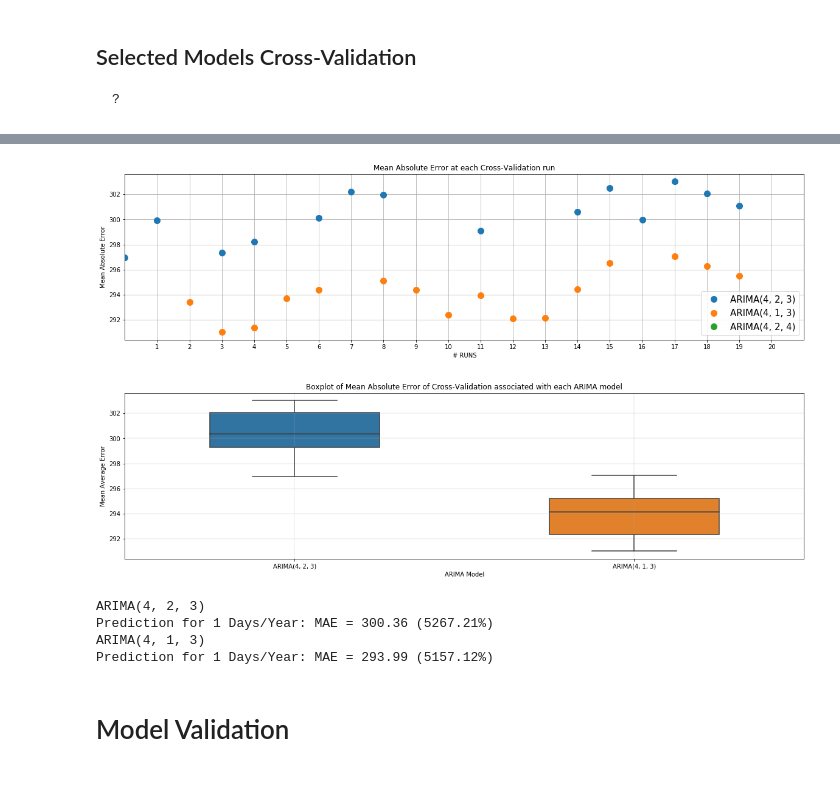
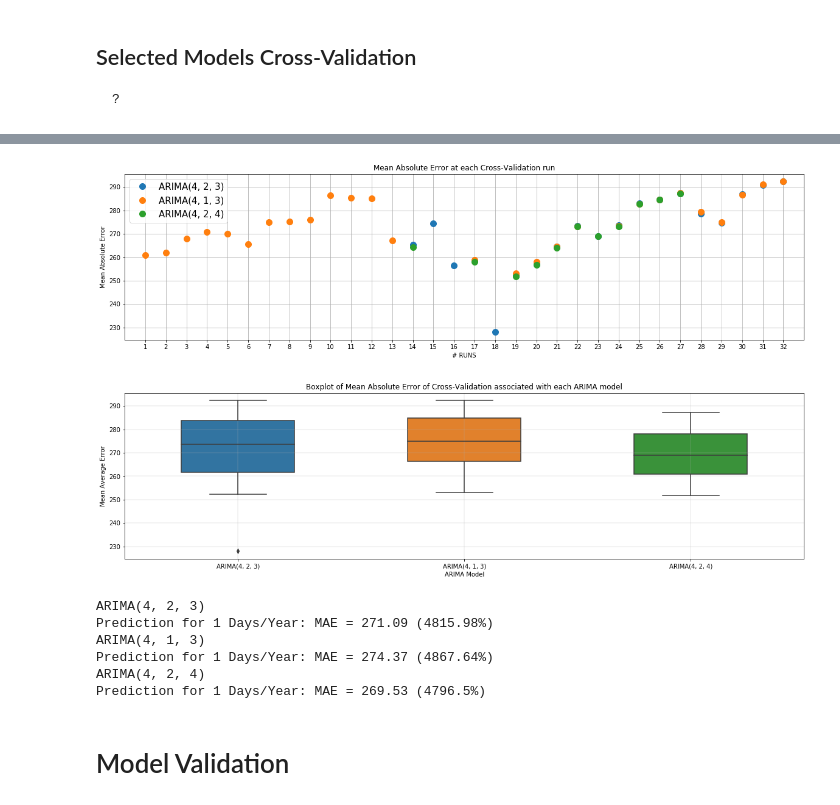
Before and after one commit to DidierRLopes/UnivariateTimeSeriesForecast, a Jupyter notebook: ARIMA.ipynb, the cells around one changed output, grey strips where cells are left out. Drawn from its saved outputs; the diff is of its cells as text; code cells hidden in the pictures.

Commit message:
Final ARIMA without proper comments still

```diff
--- a/ARIMA.ipynb
+++ b/ARIMA.ipynb
@@ -574,17 +569,22 @@ len(X)
+# %%
+Xcv, ycv = ARIMA_train_val_forwardChaining(sequence = df_Train.values[-540:],
+                                           minSamplesTrain = 200,
+                                           n_steps_forecast = stepsToForecast[-1],
+                                           n_steps_jump = 10)
 # %%
 labels = ['ARIMA(4, 2, 3)',
           'ARIMA(4, 1, 3)',
           'ARIMA(4, 2, 4)']
+
 dict_MAE = {}
-
 for model_str in labels:
     list_conv = list()
     list_mae = list()
     list_mape = list()
     print("%s" % model_str);
-    for i in np.arange(len(X)):
+    for i in np.arange(len(Xcv)):
         try:
-            model = ARIMA(X[i], order=parse_tuple(model_str[5:]));
+            model = ARIMA(Xcv[i], order=parse_tuple(model_str[5:]));
             model_fit = model.fit(disp=0);
 
             if (~np.isnan(model_fit.mle_retvals.get('fopt'))):
@@ -593,20 +593,21 @@ for model_str in labels:
                 else:
                     predictions_array = model_fit.forecast(steps=stepsToForecast[-1])[0];
 
-                list_conv.append(i)
+                list_conv.append(i+1)
 
-                mae = horizonMAE(Xcv[i], predictions_array, stepsToForecast)
+                mae = horizonMAE(ycv[i], predictions_array, stepsToForecast)
                 list_mae.append(mae)
 
-                mape = horizonMAPE(Xcv[i], predictions_array, stepsToForecast)
+                mape = horizonMAPE(ycv[i], predictions_array, stepsToForecast)
                 list_mape.append(mape)
 
-                print("%d/%d - Success" % (i+1, len(X)));
+                print("%d/%d - Success" % (i+1, len(Xcv)));
             else:
-                print("%d/%d - No" % (i+1, len(X)));
+                print("%d/%d - No" % (i+1, len(Xcv)));
         except:
-            print("%d/%d - No" % (i+1, len(X)));
+            print("%d/%d - No" % (i+1, len(Xcv)));
             continue
+    print("")
 
     dict_MAE[model_str] =  {'conv': list_conv, 'mae': list_mae, 'mape': list_mape}
 # %% [output]
@@ -630,5 +631,5 @@ ARIMA(4, 2, 3)
 # %%
-PRED_IX = 1 # longer horizon
+PRED_IX = 1
 labels = ['ARIMA(4, 2, 3)',
           'ARIMA(4, 1, 3)',
           'ARIMA(4, 2, 4)']
@@ -637,48 +638,50 @@ plt.figure(figsize=(20,5))
 for model_str in labels:
     plt.plot(dict_MAE[model_str]['conv'], [mae[PRED_IX-1] for mae in dict_MAE[model_str]['mae']], 'o', markersize=10)
 plt.legend(labels)
 plt.xlabel('# RUNS')
 plt.ylabel('Mean Absolute Error')
 plt.title('Mean Absolute Error at each Cross-Validation run')
-if (len(X) > 500):
-    plt.xticks(np.arange(0, len(X), 100))
-if (len(X) > 250):
-    plt.xticks(np.arange(0, len(X), 50))
-elif (len(X) > 50):
-    plt.xticks(np.arange(0, len(X), 10))
+if (len(Xcv) > 500):
+    plt.xticks(np.arange(0, len(Xcv), 100))
+if (len(Xcv) > 250):
+    plt.xticks(np.arange(0, len(Xcv), 50))
+elif (len(Xcv) > 50):
+    plt.xticks(np.arange(0, len(Xcv), 10))
 else:
-    plt.xticks(np.arange(1,len(X)+1))
-plt.xlim([0, len(X)+1])
+    plt.xticks(np.arange(1,len(Xcv)+1))
+plt.xlim([0, len(Xcv)+1])
 plt.grid()
 plt.show();
 
 plt.figure(figsize=(20, 5))
 y_bp = []
 x_bp = np.empty((0))
 for model_str in labels:
     if (len(dict_MAE[model_str]['conv'])>0):
         maeVals = [mae[PRED_IX-1] for mae in dict_MAE[model_str]['mae']]
         y_bp.extend(maeVals)
         x_bp = np.append(x_bp, np.repeat(model_str, len(maeVals)))
         df_bp = pd.DataFrame(data={'ARIMA Model': x_bp, 'Mean Average Error': y_bp})
 bplot=sns.boxplot(y='Mean Average Error', x='ARIMA Model', data=df_bp, width=0.5)
 plt.title('Boxplot of Mean Absolute Error of Cross-Validation associated with each ARIMA model');
 plt.grid(linewidth=.3)
 plt.show();
 
 for i in np.arange(len(labels)):
     if (len(dict_MAE[labels[i]]['conv'])>0):
         print(labels[i])
-        print('Prediction for ' + str(stepsToForecast[PRED_IX-1]) + ' ' + xlab + ': MAE = '\
+        print('Prediction for ' + str(stepsToForecast[PRED_IX-1]) + ' ' + xlab + ': MAE = ' \
               + str(round(np.mean([mae[PRED_IX-1] for mae in dict_MAE[labels[i]]['mae']]), 2)) \
               + ' (' + str(round(np.mean([mape[PRED_IX-1] for mape in dict_MAE[labels[i]]['mape']]), 2)) + '%)' )
 # %% [output]
-[figure, old version]
+[figure, new version]
-[figure, old version]
+[figure, new version]
 ARIMA(4, 2, 3)
-Prediction for 1 Days/Year: MAE = 300.36 (5267.21%)
+Prediction for 1 Days/Year: MAE = 271.09 (4815.98%)
 ARIMA(4, 1, 3)
-Prediction for 1 Days/Year: MAE = 293.99 (5157.12%)
+Prediction for 1 Days/Year: MAE = 274.37 (4867.64%)
+ARIMA(4, 2, 4)
+Prediction for 1 Days/Year: MAE = 269.53 (4796.5%)
 # %% [markdown]
 # Model Validation
 # %%
```
Also changed, not shown: parts of 11 cells of this notebook.
